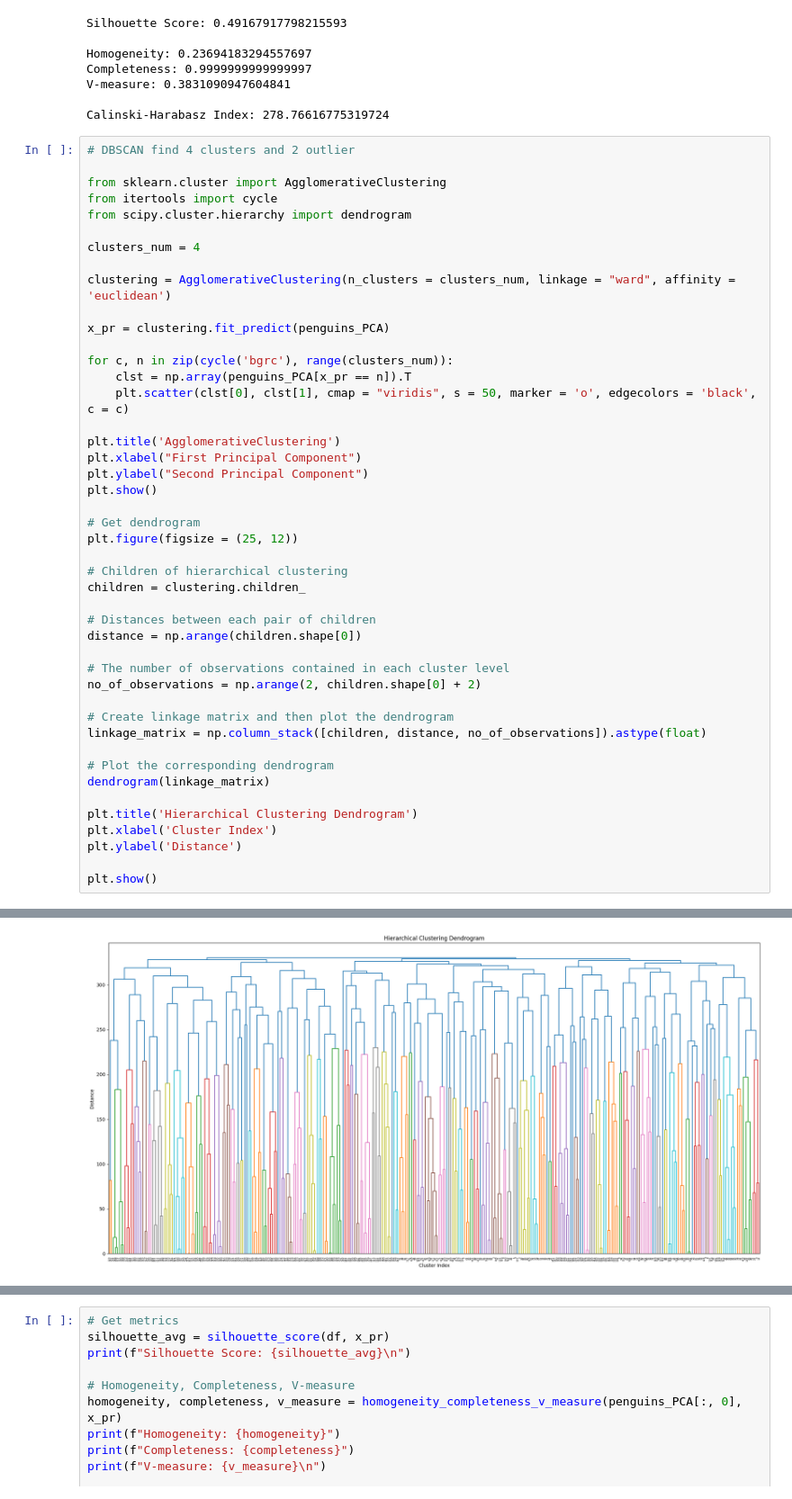
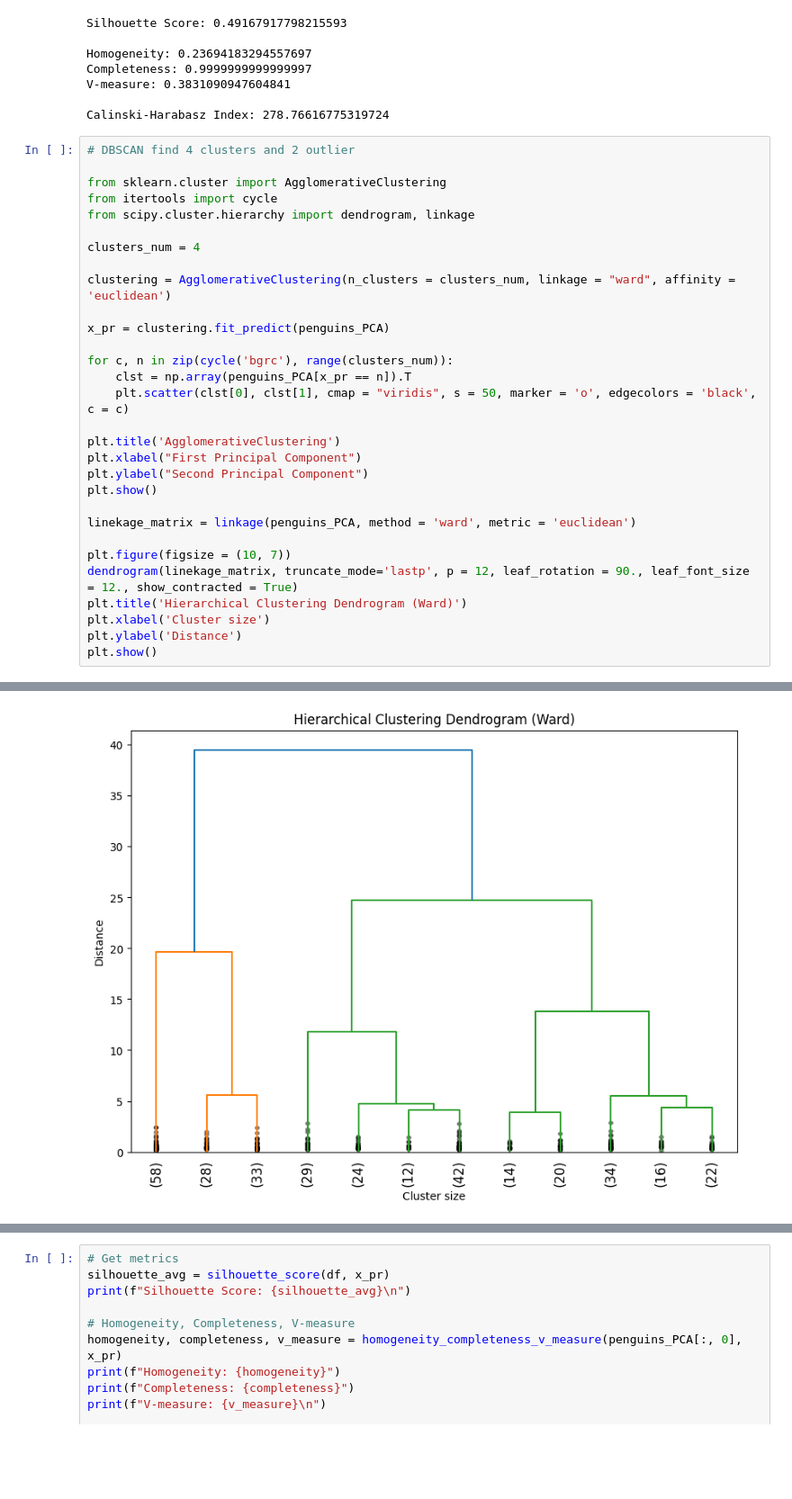
Before and after one commit to InnerShadow/DS, a Jupyter notebook: HW2/Clustering.ipynb, the cells around one changed output, grey strips where cells are left out. Shown at 90% size. Saved outputs shown, nothing was run; the diff lists cells and outputs as text; blank space fills up the shorter version.

```diff
--- a/HW2/Clustering.ipynb
+++ b/HW2/Clustering.ipynb
@@ -151,48 +156,33 @@ Calinski-Harabasz Index: 278.76616775319724
 # %%
 # DBSCAN find 4 clusters and 2 outlier
 
 from sklearn.cluster import AgglomerativeClustering
 from itertools import cycle
-from scipy.cluster.hierarchy import dendrogram
+from scipy.cluster.hierarchy import dendrogram, linkage
 
 clusters_num = 4
 
 clustering = AgglomerativeClustering(n_clusters = clusters_num, linkage = "ward", affinity = 'euclidean')
 
 x_pr = clustering.fit_predict(penguins_PCA)
 
 for c, n in zip(cycle('bgrc'), range(clusters_num)):
     clst = np.array(penguins_PCA[x_pr == n]).T
     plt.scatter(clst[0], clst[1], cmap = "viridis", s = 50, marker = 'o', edgecolors = 'black', c = c)
 
 plt.title('AgglomerativeClustering')
 plt.xlabel("First Principal Component")
 plt.ylabel("Second Principal Component")
 plt.show()
 
-# Get dendrogram
-plt.figure(figsize = (25, 12))
+linekage_matrix = linkage(penguins_PCA, method = 'ward', metric = 'euclidean')
 
-# Children of hierarchical clustering
-children = clustering.children_
-
-# Distances between each pair of children
-distance = np.arange(children.shape[0])
-
-# The number of observations contained in each cluster level
-no_of_observations = np.arange(2, children.shape[0] + 2)
-
-# Create linkage matrix and then plot the dendrogram
-linkage_matrix = np.column_stack([children, distance, no_of_observations]).astype(float)
-
-# Plot the corresponding dendrogram
-dendrogram(linkage_matrix)
-
-plt.title('Hierarchical Clustering Dendrogram')
-plt.xlabel('Cluster Index')
+plt.figure(figsize = (10, 7))
+dendrogram(linekage_matrix, truncate_mode='lastp', p = 12, leaf_rotation = 90., leaf_font_size = 12., show_contracted = True)
+plt.title('Hierarchical Clustering Dendrogram (Ward)')
+plt.xlabel('Cluster size')
 plt.ylabel('Distance')
-
 plt.show()
 # %% [output]
 [figure]
-[figure, old version]
+[figure, new version]
```
Also changed, not shown: parts of 14 cells of this notebook.
